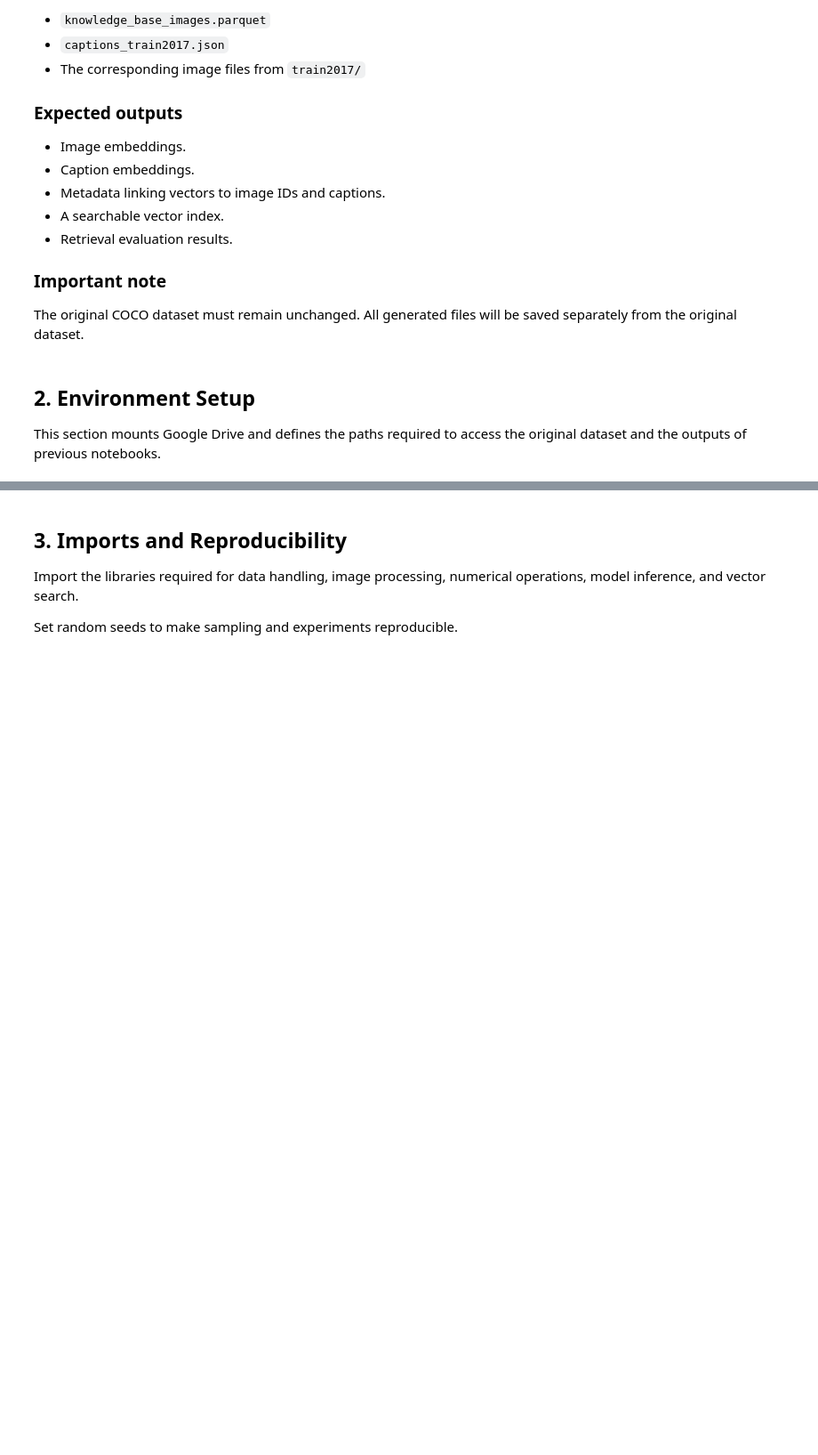
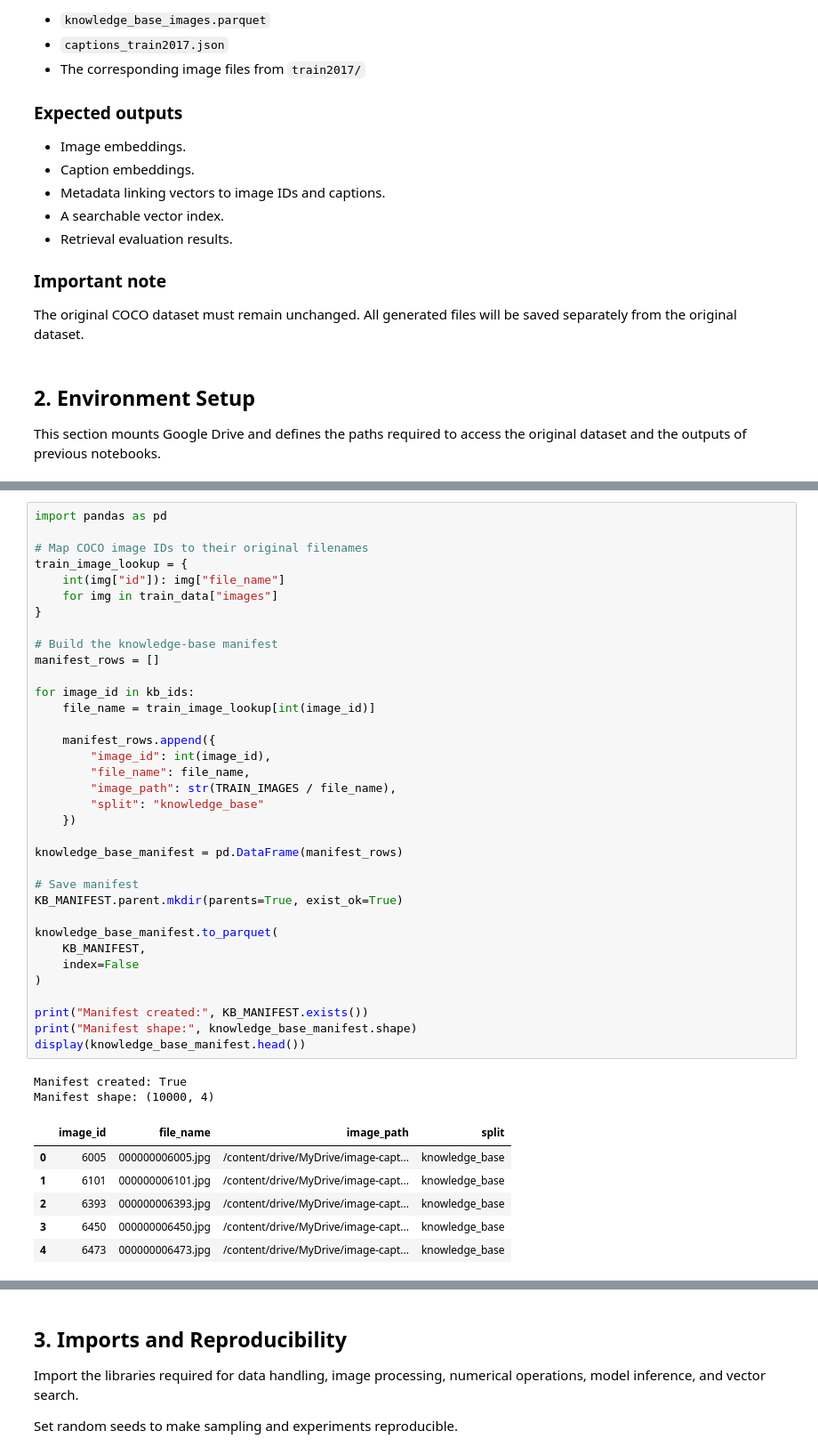
Before and after one commit to djidji09/image-captioning-rag, a Jupyter notebook: notebooks/04_embeddings_and_index.ipynb, the cells around one changed output, grey strips where cells are left out. Shown at 89% size. Cells and saved outputs as stored; diff of their text form; blank space fills up the shorter version.

```diff
--- a/notebooks/04_embeddings_and_index.ipynb
+++ b/notebooks/04_embeddings_and_index.ipynb
@@ -90,0 +239,44 @@ Reports directory: /content/drive/MyDrive/image-captioning-rag/reports/embedding
+# %%
+import pandas as pd
+
+# Map COCO image IDs to their original filenames
+train_image_lookup = {
+    int(img["id"]): img["file_name"]
+    for img in train_data["images"]
+}
+
+# Build the knowledge-base manifest
+manifest_rows = []
+
+for image_id in kb_ids:
+    file_name = train_image_lookup[int(image_id)]
+
+    manifest_rows.append({
+        "image_id": int(image_id),
+        "file_name": file_name,
+        "image_path": str(TRAIN_IMAGES / file_name),
+        "split": "knowledge_base"
+    })
+
+knowledge_base_manifest = pd.DataFrame(manifest_rows)
+
+# Save manifest
+KB_MANIFEST.parent.mkdir(parents=True, exist_ok=True)
+
+knowledge_base_manifest.to_parquet(
+    KB_MANIFEST,
+    index=False
+)
+
+print("Manifest created:", KB_MANIFEST.exists())
+print("Manifest shape:", knowledge_base_manifest.shape)
+display(knowledge_base_manifest.head())
+# %% [output]
+Manifest created: True
+Manifest shape: (10000, 4)
+|  | image_id | file_name | image_path | split |
+| 0 | 6005 | 000000006005.jpg | /content/drive/MyDrive/image-capt... | knowledge_base |
+| 1 | 6101 | 000000006101.jpg | /content/drive/MyDrive/image-capt... | knowledge_base |
+| 2 | 6393 | 000000006393.jpg | /content/drive/MyDrive/image-capt... | knowledge_base |
+| 3 | 6450 | 000000006450.jpg | /content/drive/MyDrive/image-capt... | knowledge_base |
+| 4 | 6473 | 000000006473.jpg | /content/drive/MyDrive/image-capt... | knowledge_base |
```
Also changed, not shown: parts of 39 cells of this notebook.
